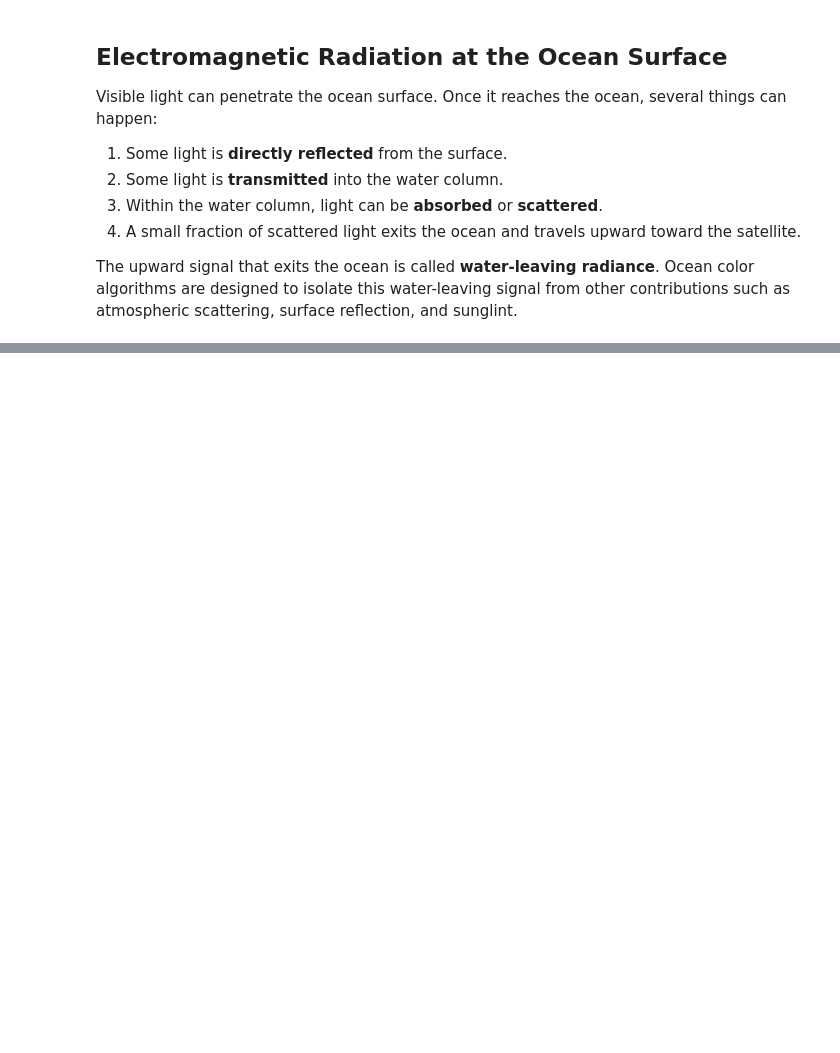
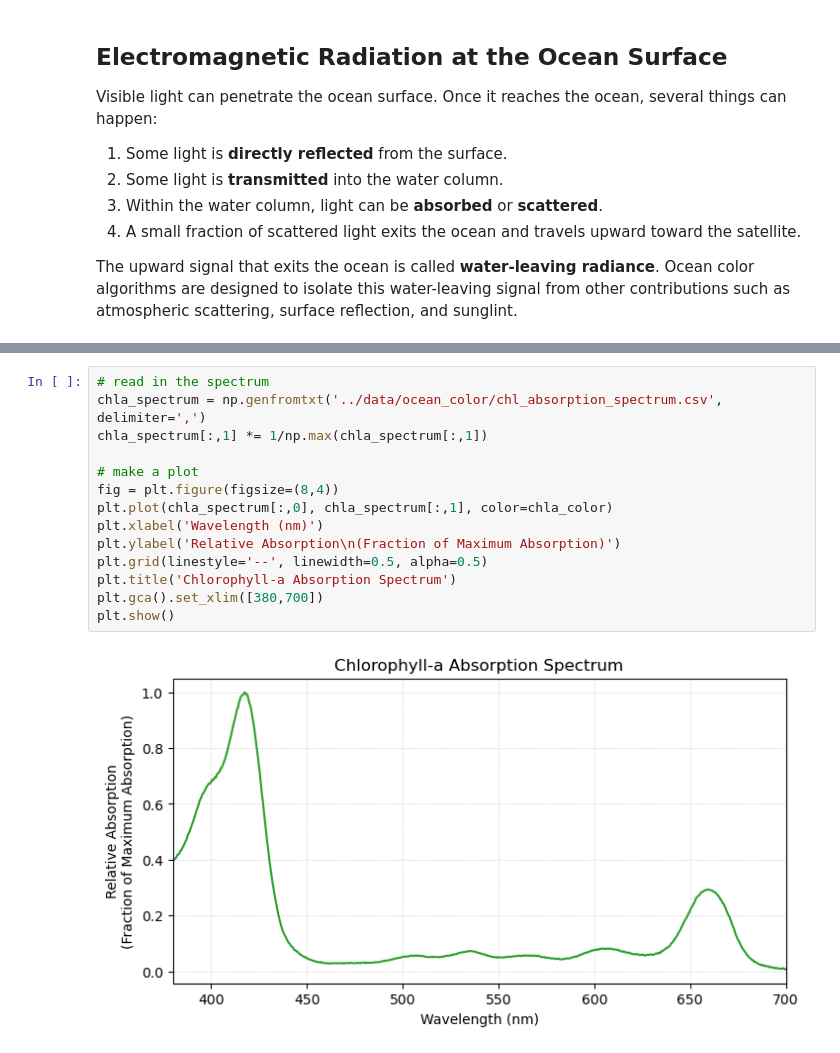
Before and after one commit to ProfMikeWood/ocean_remote_sensing_book, a Jupyter notebook: ocean_color/ocean_color_physical_basis.ipynb, the cells around one changed output, grey strips where cells are left out. Drawn from its saved outputs; the diff is of its cells as text; blank space fills up the shorter version.

```diff
--- a/ocean_color/ocean_color_physical_basis.ipynb
+++ b/ocean_color/ocean_color_physical_basis.ipynb
@@ -111,0 +167,16 @@ plt.show()
+# %%
+# read in the spectrum
+chla_spectrum = np.genfromtxt('../data/ocean_color/chl_absorption_spectrum.csv', delimiter=',')
+chla_spectrum[:,1] *= 1/np.max(chla_spectrum[:,1])
+
+# make a plot
+fig = plt.figure(figsize=(8,4))
+plt.plot(chla_spectrum[:,0], chla_spectrum[:,1], color=chla_color)
+plt.xlabel('Wavelength (nm)')
+plt.ylabel('Relative Absorption\n(Fraction of Maximum Absorption)')
+plt.grid(linestyle='--', linewidth=0.5, alpha=0.5)
+plt.title('Chlorophyll-a Absorption Spectrum')
+plt.gca().set_xlim([380,700])
+plt.show()
+# %% [output]
+[figure, added]
```
Also changed, not shown: parts of 43 cells of this notebook, 17 other files.
